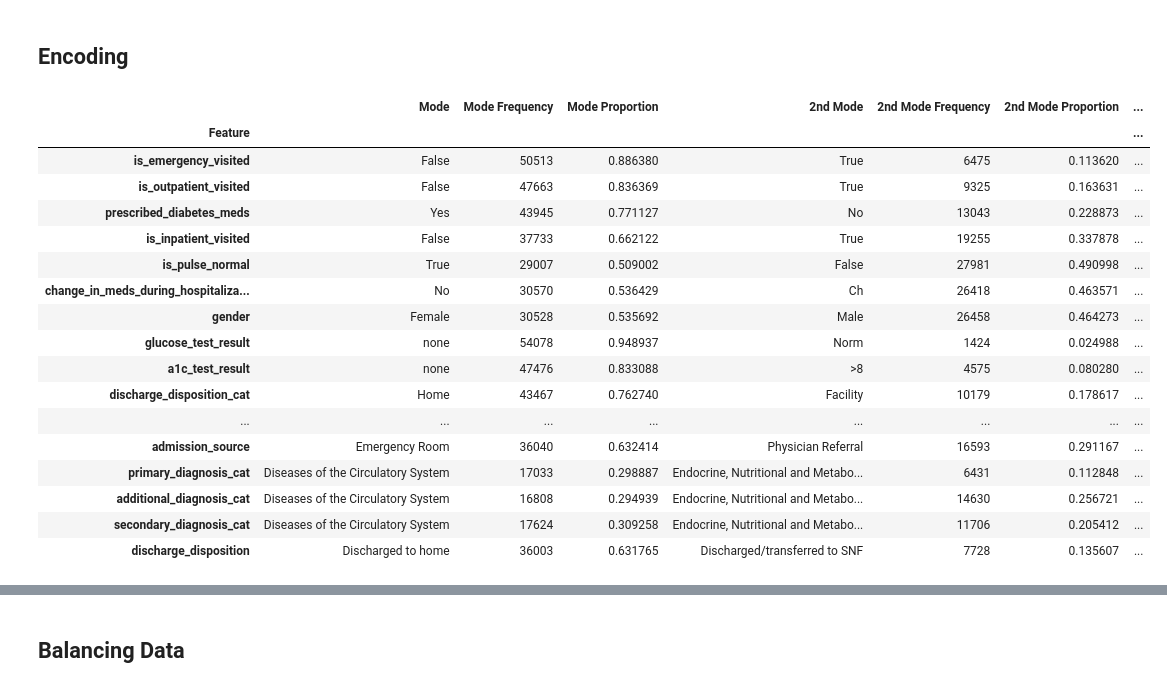
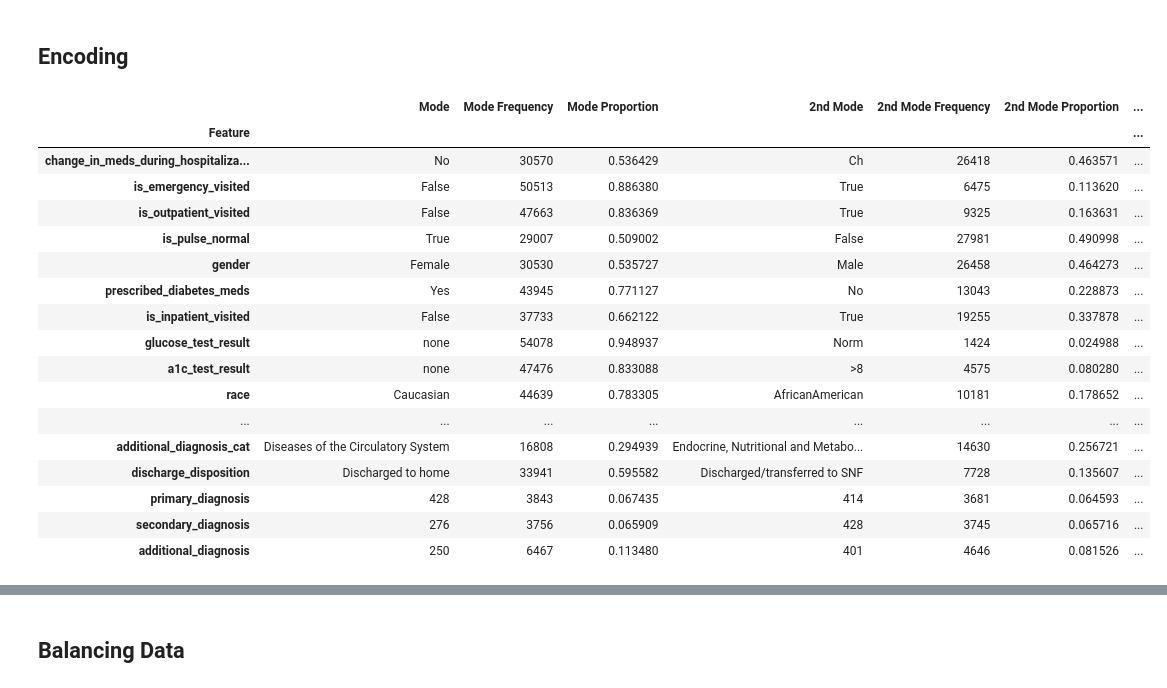
Before and after one commit to FabianRomero6/hospital-readmission-v2, a Jupyter notebook: notebooks/pre-processing.ipynb, the cells around one changed output, grey strips where cells are left out. Saved outputs shown, nothing was run; the diff lists cells and outputs as text; code cells hidden in the pictures.

```diff
--- a/notebooks/pre-processing.ipynb
+++ b/notebooks/pre-processing.ipynb
@@ -463,3 +583,14 @@ Name: number_diagnoses, dtype: float64
+# %%
+train_limits = determine_winsorize_limits(X_train_bool[metric_features])
+
+w_train = apply_winsorize(X_train_bool, train_limits)
+X_train_w = pd.concat([X_train_bool, w_train], axis=1)
+
+w_val = apply_winsorize(X_val_bool, train_limits)
+X_val_w = pd.concat([X_val_bool, w_val], axis=1)
+
+w_test = apply_winsorize(test_bool, train_limits)
+test_w = pd.concat([test_bool, w_test], axis=1)
 # %% [markdown]
 ### Reducing Dimentionality of Categorical Features
 # %%
@@ -697,5 +866,6 @@ Length: 62, dtype: float64
 # %%
-features_to_drop = ['weight', 'country', 'medical_specialty', 'payer_code', 'medication_list', 'medication', 'primary_diagnosis', 'secondary_diagnosis', 'additional_diagnosis']
+features_to_drop = ['weight', 'country', 'medical_specialty', 'patient_id', 'primary_diagnosis', 'secondary_diagnosis', 'additional_diagnosis']
 
 X_train_filtered = X_train_filtered.drop(features_to_drop, axis=1)
 X_val_filtered = X_val_filtered.drop(features_to_drop, axis=1)
+test_filtered = test_med.drop(features_to_drop, axis=1)
@@ -762,0 +1007,24 @@ dtype: float64
+# %%
+def to_mean(x):
+    mean_dic = {
+        '[70-80)': 75,
+        '[50-60)': 55,
+        '[60-70)': 65,
+        '[80-90)': 85,
+        '[40-50)': 45,
+        '[20-30)': 25,
+        '[30-40)': 35,
+        '[90-100)': 95,
+        '[10-20)': 15,
+        '[0-10)': 5
+    }
+
+    return mean_dic.get(x, 0)
+# %%
+X_train_treated = X_train_filtered.copy()
+X_val_treated = X_val_filtered.copy()
+test_treated = test_filtered.copy()
+
+X_train_treated['age_mean'] = X_train_treated['age'].apply(to_mean)
+X_val_treated['age_mean'] = X_val_treated['age'].apply(to_mean)
+test_treated['age_mean'] = test_treated['age'].apply(to_mean)
@@ -765,27 +1039,28 @@ dtype: float64
 # %%
 feat_to_encode = X_train_treated.select_dtypes(exclude=['number']).columns
 
-cat_info = describe_categorical(feat_to_encode, X_train_treated).set_index("Feature")
+cat_info = describe_categorical(
+    feat_to_encode, X_train_treated).set_index("Feature")
 cat_info.sort_values('Cardinality')
 # %% [output]
 |  | Mode | Mode Frequency | Mode Proportion | 2nd Mode | 2nd Mode Frequency | 2nd Mode Proportion | ... |
 | Feature |  |  |  |  |  |  | ... |
+| change_in_meds_during_hospitaliza... | No | 30570 | 0.536429 | Ch | 26418 | 0.463571 | ... |
 | is_emergency_visited | False | 50513 | 0.886380 | True | 6475 | 0.113620 | ... |
 | is_outpatient_visited | False | 47663 | 0.836369 | True | 9325 | 0.163631 | ... |
+| is_pulse_normal | True | 29007 | 0.509002 | False | 27981 | 0.490998 | ... |
+| gender | Female | 30530 | 0.535727 | Male | 26458 | 0.464273 | ... |
 | prescribed_diabetes_meds | Yes | 43945 | 0.771127 | No | 13043 | 0.228873 | ... |
 | is_inpatient_visited | False | 37733 | 0.662122 | True | 19255 | 0.337878 | ... |
-| is_pulse_normal | True | 29007 | 0.509002 | False | 27981 | 0.490998 | ... |
-| change_in_meds_during_hospitaliza... | No | 30570 | 0.536429 | Ch | 26418 | 0.463571 | ... |
-| gender | Female | 30528 | 0.535692 | Male | 26458 | 0.464273 | ... |
 | glucose_test_result | none | 54078 | 0.948937 | Norm | 1424 | 0.024988 | ... |
 | a1c_test_result | none | 47476 | 0.833088 | >8 | 4575 | 0.080280 | ... |
-| discharge_disposition_cat | Home | 43467 | 0.762740 | Facility | 10179 | 0.178617 | ... |
+| race | Caucasian | 44639 | 0.783305 | AfricanAmerican | 10181 | 0.178652 | ... |
 | ... | ... | ... | ... | ... | ... | ... | ... |
-| admission_source | Emergency Room | 36040 | 0.632414 | Physician Referral | 16593 | 0.291167 | ... |
-| primary_diagnosis_cat | Diseases of the Circulatory System | 17033 | 0.298887 | Endocrine, Nutritional and Metabo... | 6431 | 0.112848 | ... |
 | additional_diagnosis_cat | Diseases of the Circulatory System | 16808 | 0.294939 | Endocrine, Nutritional and Metabo... | 14630 | 0.256721 | ... |
-| secondary_diagnosis_cat | Diseases of the Circulatory System | 17624 | 0.309258 | Endocrine, Nutritional and Metabo... | 11706 | 0.205412 | ... |
-| discharge_disposition | Discharged to home | 36003 | 0.631765 | Discharged/transferred to SNF | 7728 | 0.135607 | ... |
+| discharge_disposition | Discharged to home | 33941 | 0.595582 | Discharged/transferred to SNF | 7728 | 0.135607 | ... |
+| primary_diagnosis | 428 | 3843 | 0.067435 | 414 | 3681 | 0.064593 | ... |
+| secondary_diagnosis | 276 | 3756 | 0.065909 | 428 | 3745 | 0.065716 | ... |
+| additional_diagnosis | 250 | 6467 | 0.113480 | 401 | 4646 | 0.081526 | ... |
 # %%
 def encode_features(train_df, val_df):
     """
```
Also changed, not shown: parts of 59 cells of this notebook, 15 other files.
